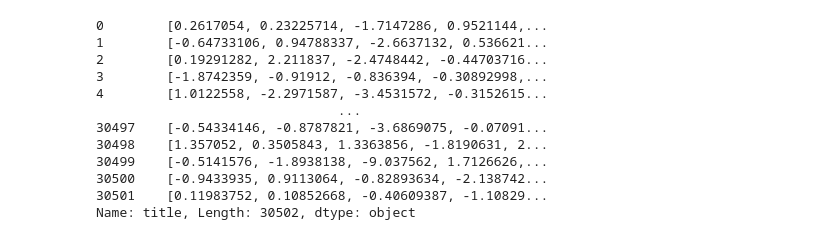
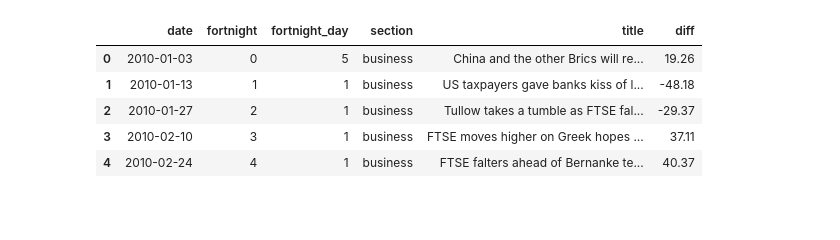
Before and after one commit to vtpaiva/tradinho-bot, a Jupyter notebook: model.ipynb, the cells around one changed output. Saved outputs shown, nothing was run; the diff lists cells and outputs as text; code cells hidden in the pictures; blank space fills up the shorter version.

```diff
--- a/model.ipynb
+++ b/model.ipynb
@@ -25,22 +27,13 @@ headlines_df.head()
+# %%
+headlines = headlines_df.copy()
+
+headlines_df.head()
+# %% [output]
+|  | date | fortnight | fortnight_day | section | title | diff |
+| 0 | 2010-01-03 | 0 | 5 | business | China and the other Brics will re... | 19.26 |
+| 1 | 2010-01-13 | 1 | 1 | business | US taxpayers gave banks kiss of l... | -48.18 |
+| 2 | 2010-01-27 | 2 | 1 | business | Tullow takes a tumble as FTSE fal... | -29.37 |
+| 3 | 2010-02-10 | 3 | 1 | business | FTSE moves higher on Greek hopes ... | 37.11 |
+| 4 | 2010-02-24 | 4 | 1 | business | FTSE falters ahead of Bernanke te... | 40.37 |
 # %%
 nlp = spacy.load('en_core_web_md')
-# %%
-def tokenize_stop(webTitle):
-    return " ".join(WordNetLemmatizer().lemmatize(word) for word in word_tokenize(webTitle.lower()) if word not in stopwords.words('english'))
-
-vectors = headlines_df['title'].apply(lambda x: nlp(tokenize_stop(x)).vector)
-
-vectors
-# %% [output]
-0        [0.2617054, 0.23225714, -1.7147286, 0.9521144,...
-1        [-0.64733106, 0.94788337, -2.6637132, 0.536621...
-2        [0.19291282, 2.211837, -2.4748442, -0.44703716...
-3        [-1.8742359, -0.91912, -0.836394, -0.30892998,...
-4        [1.0122558, -2.2971587, -3.4531572, -0.3152615...
-                               ...
-30497    [-0.54334146, -0.8787821, -3.6869075, -0.07091...
-30498    [1.357052, 0.3505843, 1.3363856, -1.8190631, 2...
-30499    [-0.5141576, -1.8938138, -9.037562, 1.7126626,...
-30500    [-0.9433935, 0.9113064, -0.82893634, -2.138742...
-30501    [0.11983752, 0.10852668, -0.40609387, -1.10829...
-Name: title, Length: 30502, dtype: object
```
Also changed, not shown: parts of 16 cells of this notebook, 3 other files.
